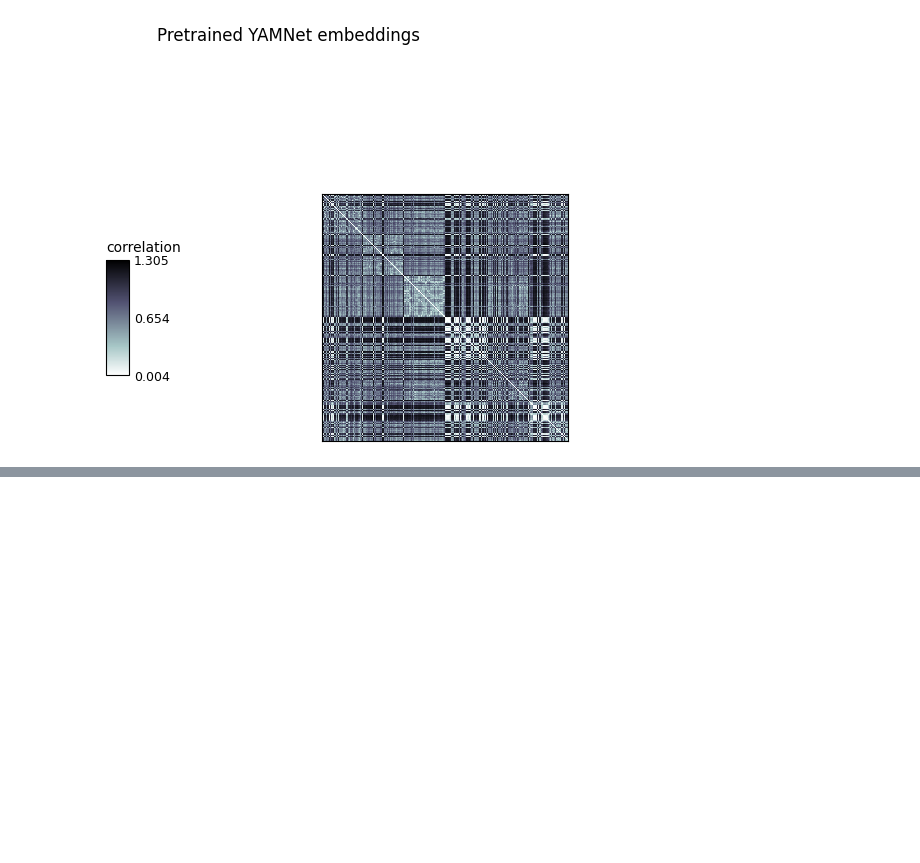
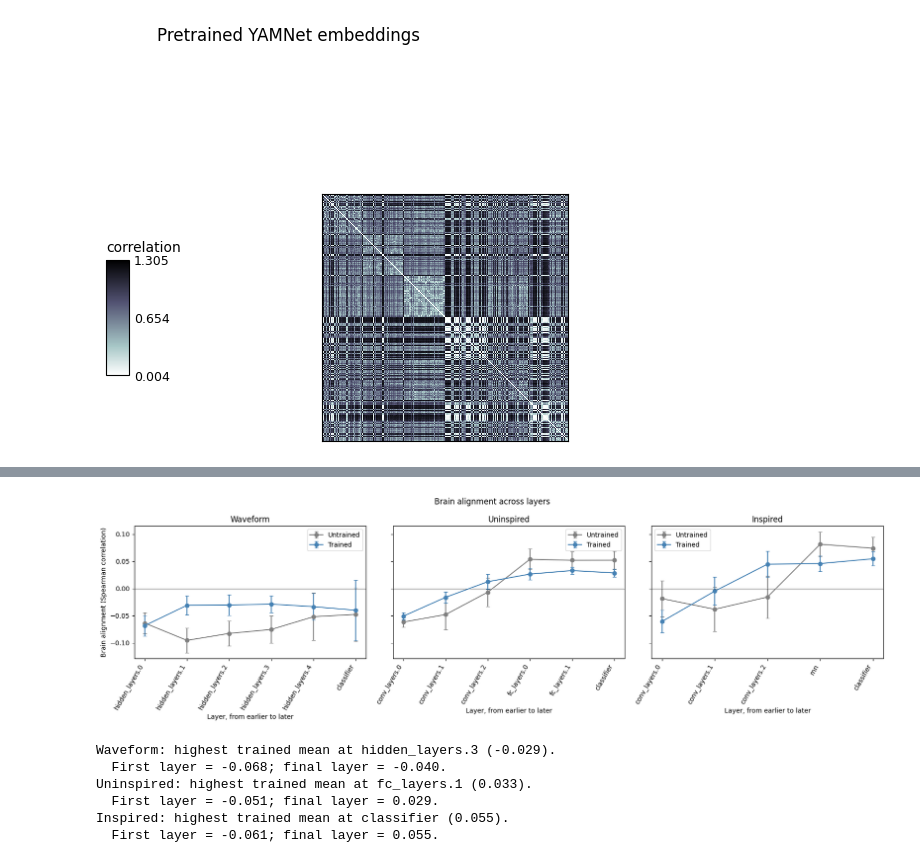
Before and after one commit to Ruczak/MMBS-Group12, a Jupyter notebook: Assignment4/assignment/main.ipynb, the cells around one changed output, grey strips where cells are left out. Cells and saved outputs as stored; diff of their text form; code cells hidden in the pictures; blank space fills up the shorter version.

```diff
--- a/Assignment4/assignment/main.ipynb
+++ b/Assignment4/assignment/main.ipynb
@@ -204,0 +391,32 @@ YAMNet embeddings shape: (288, 1024)
+# %%
+fig, axes = plt.subplots(1, 3, figsize=(17, 5), sharey=True)
+for ax, name in zip(axes, names):
+    layers = layer_names[name]
+    positions = np.arange(len(layers))
+    for condition, color in [('untrained', 'gray'), ('trained', 'steelblue')]:
+        means, margins = mean_ci(alignment[condition][name])
+        ax.errorbar(positions, means, yerr=margins, marker='o', capsize=3,
+                    color=color, label=condition.capitalize())
+    ax.set_xticks(positions, layers, rotation=60, ha='right')
+    ax.set_title(name.capitalize())
+    ax.set_xlabel('Layer, from earlier to later')
+    ax.axhline(0, color='black', linewidth=0.7)
+    ax.legend()
+axes[0].set_ylabel('Brain alignment (Spearman correlation)')
+fig.suptitle('Brain alignment across layers')
+plt.tight_layout()
+plt.show()
+
+for name in names:
+    means, _ = mean_ci(alignment['trained'][name])
+    best = int(np.argmax(means))
+    print(f'{name.capitalize()}: highest trained mean at {layer_names[name][best]} ({means[best]:.3f}).')
+    print(f'  First layer = {means[0]:.3f}; final layer = {means[-1]:.3f}.')
+# %% [output]
+[figure, added]
+Waveform: highest trained mean at hidden_layers.3 (-0.029).
+  First layer = -0.068; final layer = -0.040.
+Uninspired: highest trained mean at fc_layers.1 (0.033).
+  First layer = -0.051; final layer = 0.029.
+Inspired: highest trained mean at classifier (0.055).
+  First layer = -0.061; final layer = 0.055.
```
Also changed, not shown: parts of 21 cells of this notebook, 2 other files.
